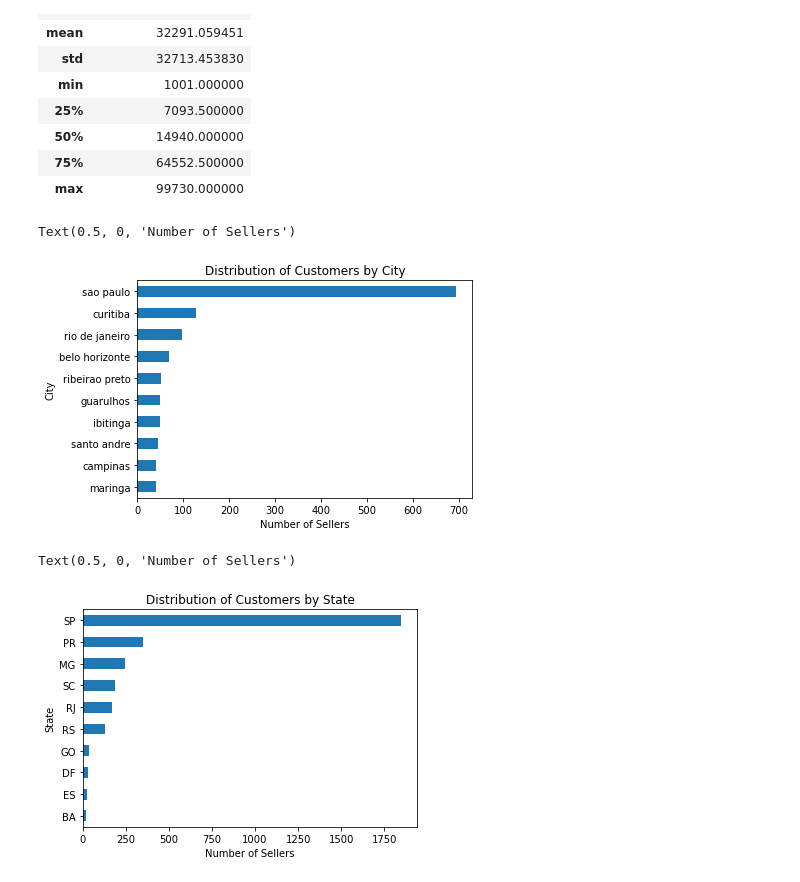
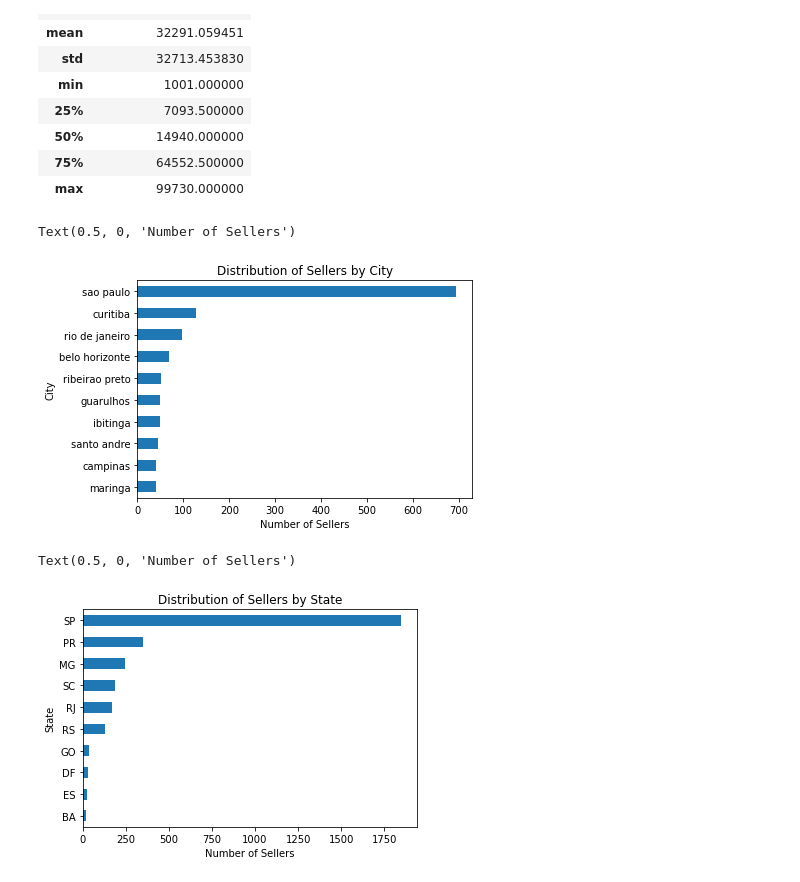
Before and after one commit to yjia28tan/Big-Data-Programming-Project, a Jupyter notebook: Code&Dataset/Data cleaning & EDA.ipynb, the cells around one changed output. Drawn from its saved outputs; the diff is of its cells as text; code cells hidden in the pictures.

```diff
--- a/Code&Dataset/Data cleaning & EDA.ipynb
+++ b/Code&Dataset/Data cleaning & EDA.ipynb
@@ -892,18 +898,18 @@ sellers.describe()
 # %%
 # to find the distribution of customers based on their city
 sellers.groupby(['seller_city'])['seller_id'].nunique().sort_values(ascending=False)[:10].iloc[::-1].plot(kind = 'barh')
-plt.title("Distribution of Customers by City")
+plt.title("Distribution of Sellers by City")
 plt.ylabel("City")
 plt.xlabel("Number of Sellers")
 # %% [output]
 Text(0.5, 0, 'Number of Sellers')
-[figure, old version]
+[figure, new version]
 # %%
 # to find the distribution of customers based on their state
 sellers.groupby(['seller_state'])['seller_id'].nunique().sort_values(ascending=False)[:10].iloc[::-1].plot(kind = 'barh')
-plt.title("Distribution of Customers by State")
+plt.title("Distribution of Sellers by State")
 plt.ylabel("State")
 plt.xlabel("Number of Sellers")
 # %% [output]
 Text(0.5, 0, 'Number of Sellers')
-[figure, old version]
+[figure, new version]
```
Also changed, not shown: parts of 11 cells of this notebook.
